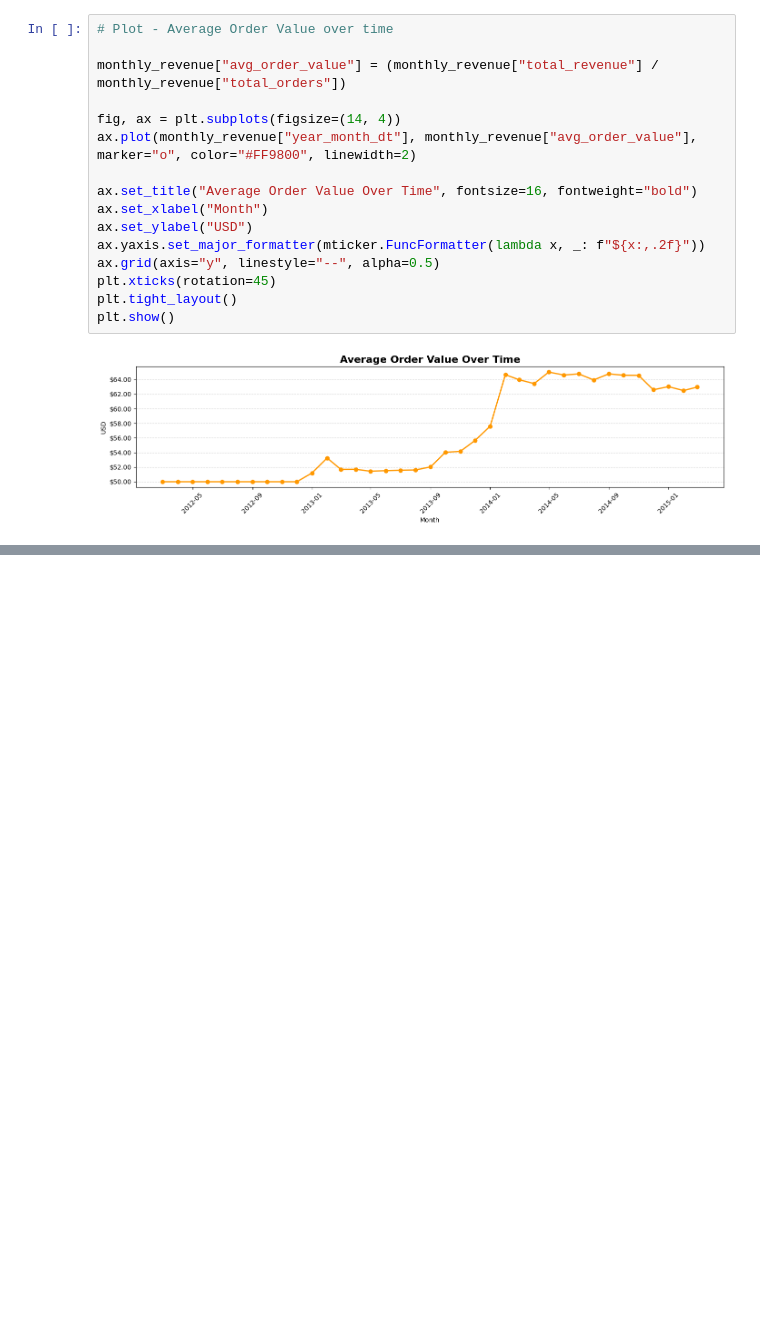
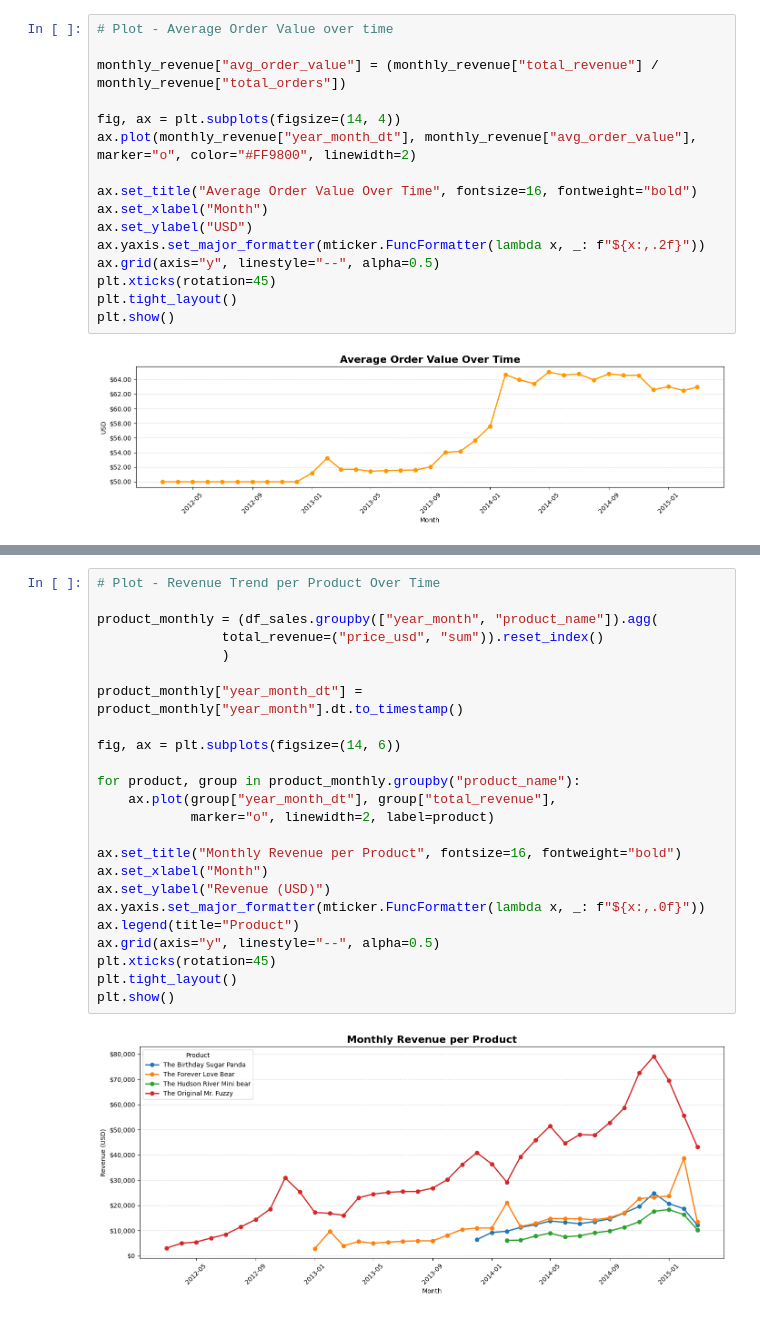
Before and after one commit to timleiler/Sales-Analysis, a Jupyter notebook: Code/4_Analysis.ipynb, the cells around one changed output, grey strips where cells are left out. Drawn from its saved outputs; the diff is of its cells as text; blank space fills up the shorter version.

```diff
--- a/Code/4_Analysis.ipynb
+++ b/Code/4_Analysis.ipynb
@@ -137,0 +202,26 @@ To begin with, order values rise steadily and gradually. This changes between Se
+# %%
+# Plot - Revenue Trend per Product Over Time
+
+product_monthly = (df_sales.groupby(["year_month", "product_name"]).agg(
+                total_revenue=("price_usd", "sum")).reset_index()
+                )
+
+product_monthly["year_month_dt"] = product_monthly["year_month"].dt.to_timestamp()
+
+fig, ax = plt.subplots(figsize=(14, 6))
+
+for product, group in product_monthly.groupby("product_name"):
+    ax.plot(group["year_month_dt"], group["total_revenue"],
+            marker="o", linewidth=2, label=product)
+
+ax.set_title("Monthly Revenue per Product", fontsize=16, fontweight="bold")
+ax.set_xlabel("Month")
+ax.set_ylabel("Revenue (USD)")
+ax.yaxis.set_major_formatter(mticker.FuncFormatter(lambda x, _: f"${x:,.0f}"))
+ax.legend(title="Product")
+ax.grid(axis="y", linestyle="--", alpha=0.5)
+plt.xticks(rotation=45)
+plt.tight_layout()
+plt.show()
+# %% [output]
+[figure, added]
```
Also changed, not shown: parts of 11 cells of this notebook.
